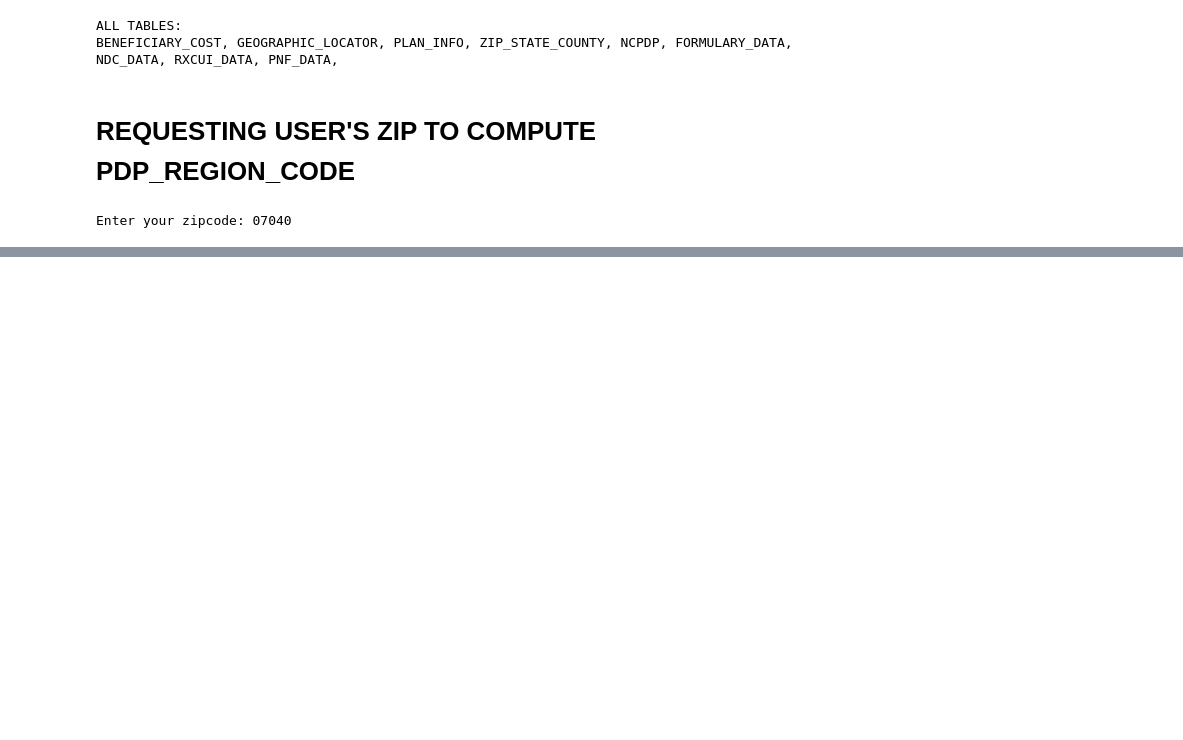
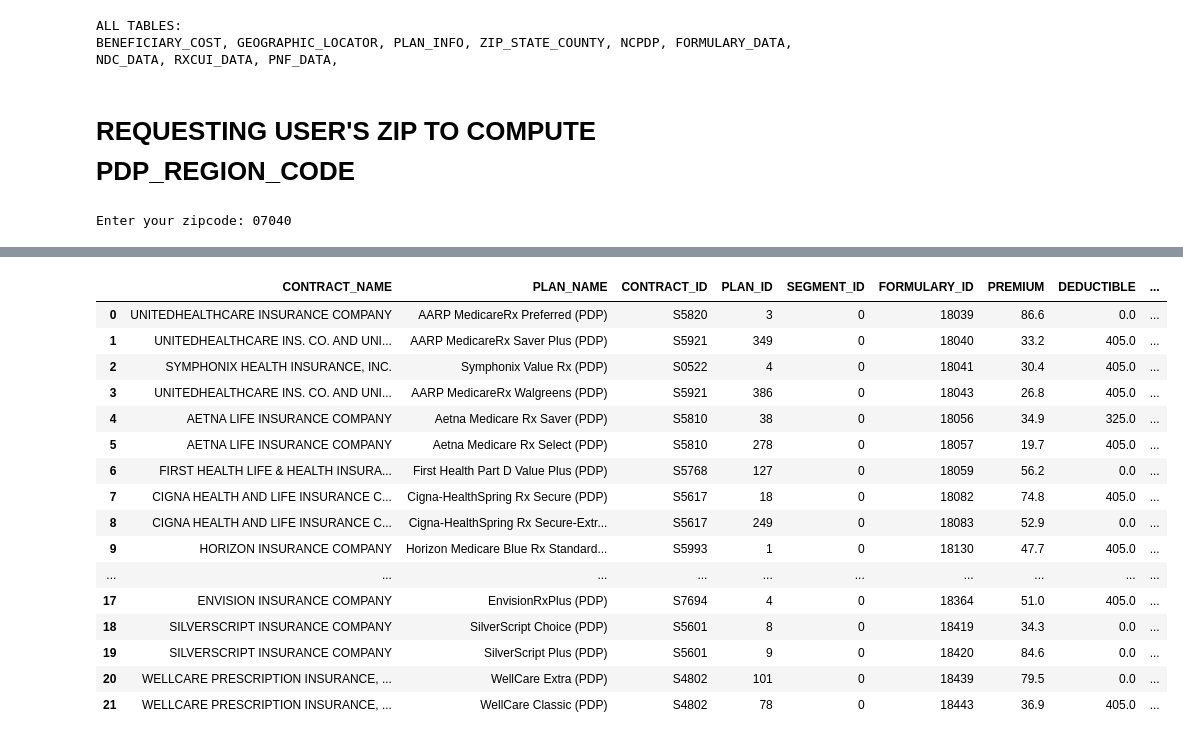
Before and after one commit to khayyamsaleem/medaccess, a Jupyter notebook: src/PDP_FINDER.ipynb, the cells around one changed output, grey strips where cells are left out. Saved outputs shown, nothing was run; the diff lists cells and outputs as text; code cells hidden in the pictures; blank space fills up the shorter version.

Commit message:
new version, more correct. building final table

```diff
--- a/src/PDP_FINDER.ipynb
+++ b/src/PDP_FINDER.ipynb
@@ -63,7 +37,9 @@ F_SUBSET
 # %%
 user_generics = {(input("Enter a generic drug name: ").upper(),\
-                  input("Enter a desired strength: ")):[]\
+                  input("Enter a desired strength: ")):None\
                  for i in range(int(input("Enter how many drugs you wish to search: ")))}
+for drug,strength in user_generics:
+    user_generics[(drug,strength)] = pd.read_sql("select * from RXCUI_DATA where upper(PSN) like '"+drug+"%' and strength like '"+strength+" %MG' and GENERIC_RXCUI is ''",conn).drop_duplicates(subset='SXDG_RXCUI',keep='last')['RXCUI'].values[0]
 user_generics
 # %% [output]
 Enter how many drugs you wish to search: 3
@@ -81,28 +94,48 @@ Enter a desired strength: 50
 # %%
-#WARNING: THIS TAKES A LONG-ISH TIME
-for drug,strength in user_generics:
-    user_generics[(drug,strength)] = pd.read_sql(
-        " ".join(("select RXCUI_DATA.FULL_GENERIC_NAME, PLAN_INFO.FORMULARY_ID,\
-                FORMULARY_DATA.RXCUI,FORMULARY_DATA.TIER_LEVEL_VALUE,\
-                FORMULARY_DATA.PRIOR_AUTHORIZATION_YN,PLAN_INFO.CONTRACT_ID,\
-                PLAN_INFO.PLAN_ID,PLAN_INFO.PLAN_NAME,PLAN_INFO.PREMIUM,PLAN_INFO.DEDUCTIBLE,\
-                BENEFICIARY_COST.COVERAGE_LEVEL,BENEFICIARY_COST.DAYS_SUPPLY,\
-                BENEFICIARY_COST.COST_AMT_PREF,BENEFICIARY_COST.COST_TYPE_PREF,\
-                PLAN_INFO.PDP_REGION_CODE \
-         from \
-         FORMULARY_DATA join PLAN_INFO \
-                        on substr(FORMULARY_DATA.FORMULARY_ID,4) = (PLAN_INFO.FORMULARY_ID) \
-         join RXCUI_DATA on FORMULARY_DATA.RXCUI = RXCUI_DATA.RXCUI \
-         join BENEFICIARY_COST on PLAN_INFO.CONTRACT_ID = BENEFICIARY_COST.CONTRACT_ID and \
-                                  PLAN_INFO.PLAN_ID = BENEFICIARY_COST.PLAN_ID and \
-                                  cast(FORMULARY_DATA.TIER_LEVEL_VALUE as integer) = \
-                                                cast(BENEFICIARY_COST.TIER as integer) \
-         where PLAN_INFO.PDP_REGION_CODE is '"+str(user_pdp_region_code)+"' and \
-               PLAN_INFO.CONTRACT_ID like 'S%' and \
-               upper(RXCUI_DATA.FULL_GENERIC_NAME) like '%"+drug+"%' and \
-               RXCUI_DATA.STRENGTH like '"+strength+"%' and \
-               (cast(BENEFICIARY_COST.COVERAGE_LEVEL as integer) = 0 or \
-                cast(BENEFICIARY_COST.COVERAGE_LEVEL as integer) = 1) and \
-               BENEFICIARY_COST.DAYS_SUPPLY = 1 and \
-               cast(BENEFICIARY_COST.COST_TYPE_PREF as integer) = 1").split()),
-        conn).drop_duplicates(subset='FORMULARY_ID',keep='first')
+for key in user_generics:
+    display(pd.read_sql(" ".join(("select \
+                        PLAN_INFO.CONTRACT_NAME, \
+                        PLAN_INFO.PLAN_NAME, \
+                        PLAN_INFO.CONTRACT_ID, \
+                        PLAN_INFO.PLAN_ID, \
+                        PLAN_INFO.SEGMENT_ID, \
+                        PLAN_INFO.FORMULARY_ID, \
+                        PLAN_INFO.PREMIUM, \
+                        PLAN_INFO.DEDUCTIBLE, \
+                        FORMULARY_DATA.RXCUI, \
+                        FORMULARY_DATA.PRIOR_AUTHORIZATION_YN, \
+                        FORMULARY_DATA.TIER_LEVEL_VALUE, \
+                        BENEFICIARY_COST.COST_AMT_PREF \
+                from \
+                    FORMULARY_DATA join PLAN_INFO \
+                        on substr(FORMULARY_DATA.FORMULARY_ID, 4) = PLAN_INFO.FORMULARY_ID \
+                    join BENEFICIARY_COST \
+                        on PLAN_INFO.CONTRACT_ID = BENEFICIARY_COST.CONTRACT_ID and \
+                           PLAN_INFO.PLAN_ID = BENEFICIARY_COST.PLAN_ID and \
+                           cast(FORMULARY_DATA.TIER_LEVEL_VALUE as integer) = \
+                                                    cast(BENEFICIARY_COST.TIER as integer) \
+                where \
+                      PLAN_INFO.PDP_REGION_CODE is '"+str(user_pdp_region_code)+"' and \
+                      FORMULARY_DATA.RXCUI is "+user_generics[key]+" and \
+                      PLAN_INFO.CONTRACT_ID like 'S%'\
+                order by PLAN_INFO.FORMULARY_ID").split()),conn)\
+    .drop_duplicates(subset='FORMULARY_ID',keep='first')\
+    .reset_index(drop=True))
+# %% [output]
+|  | CONTRACT_NAME | PLAN_NAME | CONTRACT_ID | PLAN_ID | SEGMENT_ID | FORMULARY_ID | PREMIUM | DEDUCTIBLE | ... |
+| 0 | UNITEDHEALTHCARE INSURANCE COMPANY | AARP MedicareRx Preferred (PDP) | S5820 | 3 | 0 | 18039 | 86.6 | 0.0 | ... |
+| 1 | UNITEDHEALTHCARE INS. CO. AND UNI... | AARP MedicareRx Saver Plus (PDP) | S5921 | 349 | 0 | 18040 | 33.2 | 405.0 | ... |
+| 2 | SYMPHONIX HEALTH INSURANCE, INC. | Symphonix Value Rx (PDP) | S0522 | 4 | 0 | 18041 | 30.4 | 405.0 | ... |
+| 3 | UNITEDHEALTHCARE INS. CO. AND UNI... | AARP MedicareRx Walgreens (PDP) | S5921 | 386 | 0 | 18043 | 26.8 | 405.0 | ... |
+| 4 | AETNA LIFE INSURANCE COMPANY | Aetna Medicare Rx Saver (PDP) | S5810 | 38 | 0 | 18056 | 34.9 | 325.0 | ... |
+| 5 | AETNA LIFE INSURANCE COMPANY | Aetna Medicare Rx Select (PDP) | S5810 | 278 | 0 | 18057 | 19.7 | 405.0 | ... |
+| 6 | FIRST HEALTH LIFE & HEALTH INSURA... | First Health Part D Value Plus (PDP) | S5768 | 127 | 0 | 18059 | 56.2 | 0.0 | ... |
+| 7 | CIGNA HEALTH AND LIFE INSURANCE C... | Cigna-HealthSpring Rx Secure (PDP) | S5617 | 18 | 0 | 18082 | 74.8 | 405.0 | ... |
+| 8 | CIGNA HEALTH AND LIFE INSURANCE C... | Cigna-HealthSpring Rx Secure-Extr... | S5617 | 249 | 0 | 18083 | 52.9 | 0.0 | ... |
+| 9 | HORIZON INSURANCE COMPANY | Horizon Medicare Blue Rx Standard... | S5993 | 1 | 0 | 18130 | 47.7 | 405.0 | ... |
+| ... | ... | ... | ... | ... | ... | ... | ... | ... | ... |
+| 17 | ENVISION INSURANCE COMPANY | EnvisionRxPlus (PDP) | S7694 | 4 | 0 | 18364 | 51.0 | 405.0 | ... |
+| 18 | SILVERSCRIPT INSURANCE COMPANY | SilverScript Choice (PDP) | S5601 | 8 | 0 | 18419 | 34.3 | 0.0 | ... |
+| 19 | SILVERSCRIPT INSURANCE COMPANY | SilverScript Plus (PDP) | S5601 | 9 | 0 | 18420 | 84.6 | 0.0 | ... |
+| 20 | WELLCARE PRESCRIPTION INSURANCE, ... | WellCare Extra (PDP) | S4802 | 101 | 0 | 18439 | 79.5 | 0.0 | ... |
+| 21 | WELLCARE PRESCRIPTION INSURANCE, ... | WellCare Classic (PDP) | S4802 | 78 | 0 | 18443 | 36.9 | 405.0 | ... |
```
Also changed, not shown: parts of 20 cells of this notebook.
